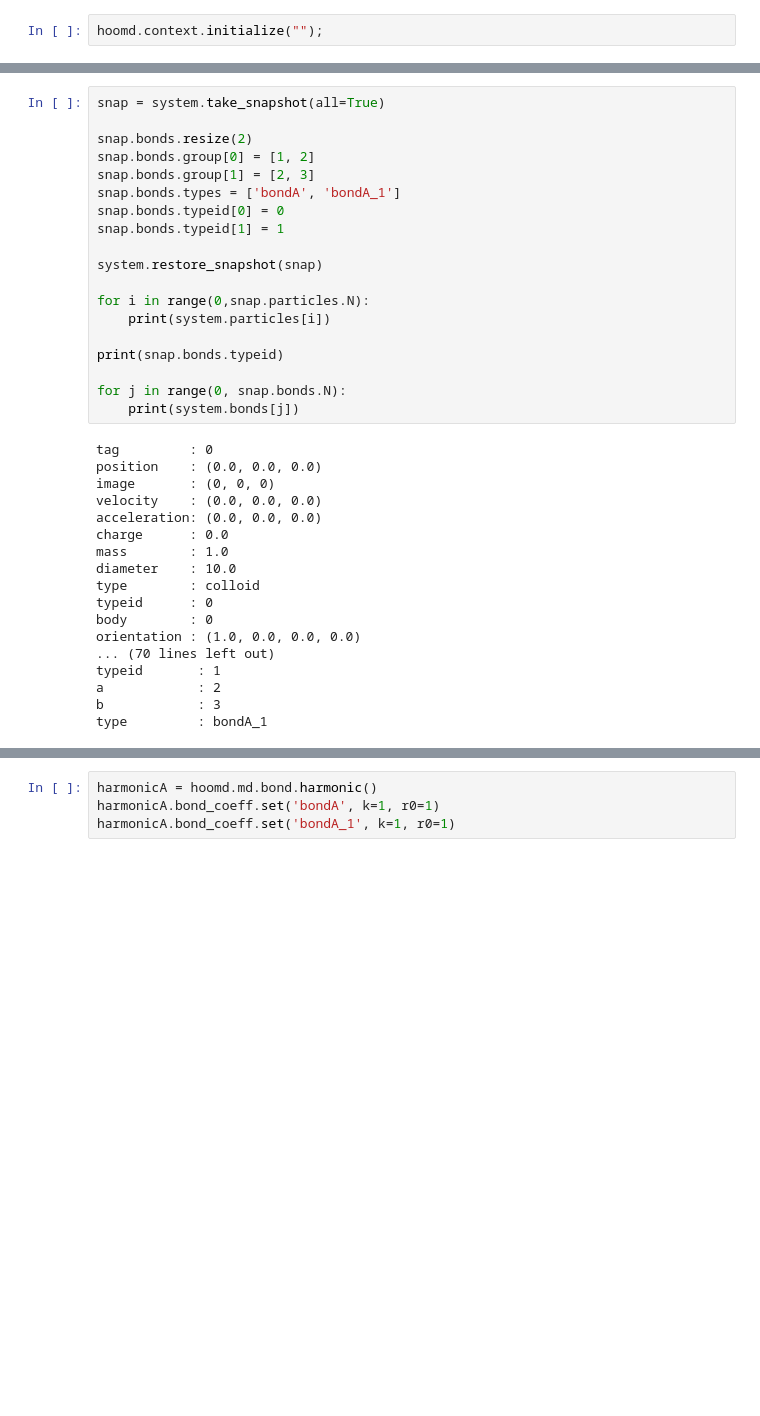
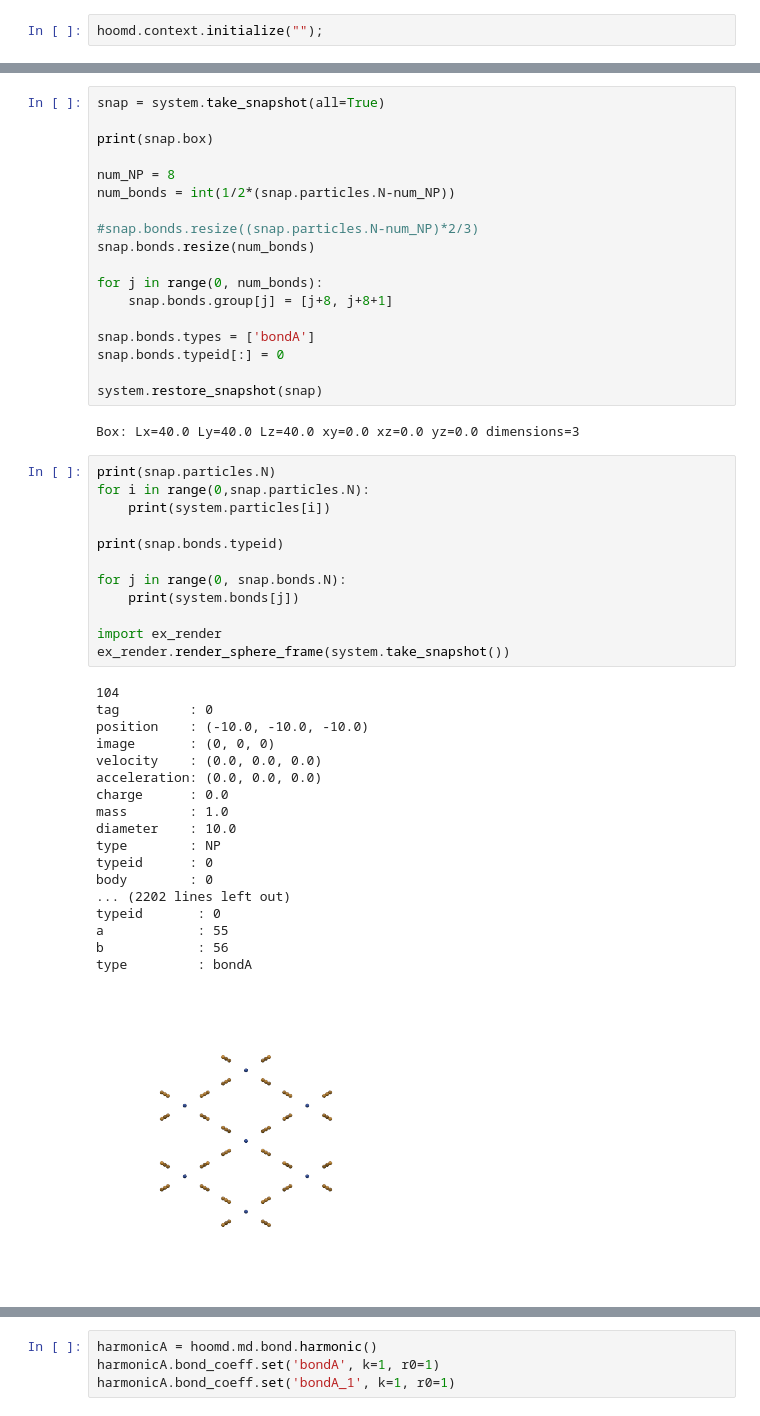
Before and after one commit to yennguyenedalgo/JupyterNotebookProject, a Jupyter notebook: RigidColloid_TEST.ipynb, the cells around one changed output, grey strips where cells are left out. Drawn from its saved outputs; the diff is of its cells as text; blank space fills up the shorter version.

```diff
--- a/RigidColloid_TEST.ipynb
+++ b/RigidColloid_TEST.ipynb
@@ -54,37 +91,51 @@ notice(2): constrain.rigid(): Creating 1 rigid bodies (adding 3 particles)
+# %%
+snap = system.take_snapshot(all=True)
+
+print(snap.box)
+
+num_NP = 8
+num_bonds = int(1/2*(snap.particles.N-num_NP))
+
+#snap.bonds.resize((snap.particles.N-num_NP)*2/3)
+snap.bonds.resize(num_bonds)
+
+for j in range(0, num_bonds):
+    snap.bonds.group[j] = [j+8, j+8+1]
+
+snap.bonds.types = ['bondA']
+snap.bonds.typeid[:] = 0
+
+system.restore_snapshot(snap)
+# %% [output]
+Box: Lx=40.0 Ly=40.0 Lz=40.0 xy=0.0 xz=0.0 yz=0.0 dimensions=3
 # %%
-snap = system.take_snapshot(all=True)
-
-snap.bonds.resize(2)
-snap.bonds.group[0] = [1, 2]
-snap.bonds.group[1] = [2, 3]
-snap.bonds.types = ['bondA', 'bondA_1']
-snap.bonds.typeid[0] = 0
-snap.bonds.typeid[1] = 1
-
-system.restore_snapshot(snap)
-
+print(snap.particles.N)
 for i in range(0,snap.particles.N):
     print(system.particles[i])
 
 print(snap.bonds.typeid)
 
 for j in range(0, snap.bonds.N):
     print(system.bonds[j])
+
+import ex_render
+ex_render.render_sphere_frame(system.take_snapshot())
 # %% [output]
+104
 tag         : 0
-position    : (0.0, 0.0, 0.0)
+position    : (-10.0, -10.0, -10.0)
 image       : (0, 0, 0)
 velocity    : (0.0, 0.0, 0.0)
 acceleration: (0.0, 0.0, 0.0)
 charge      : 0.0
 mass        : 1.0
 diameter    : 10.0
-type        : colloid
+type        : NP
 typeid      : 0
 body        : 0
-orientation : (1.0, 0.0, 0.0, 0.0)
-... (70 lines left out)
-typeid       : 1
-a            : 2
-b            : 3
-type         : bondA_1
+... (2202 lines left out)
+typeid       : 0
+a            : 55
+b            : 56
+type         : bondA
+[figure, added]
```
Also changed, not shown: parts of 22 cells of this notebook.
